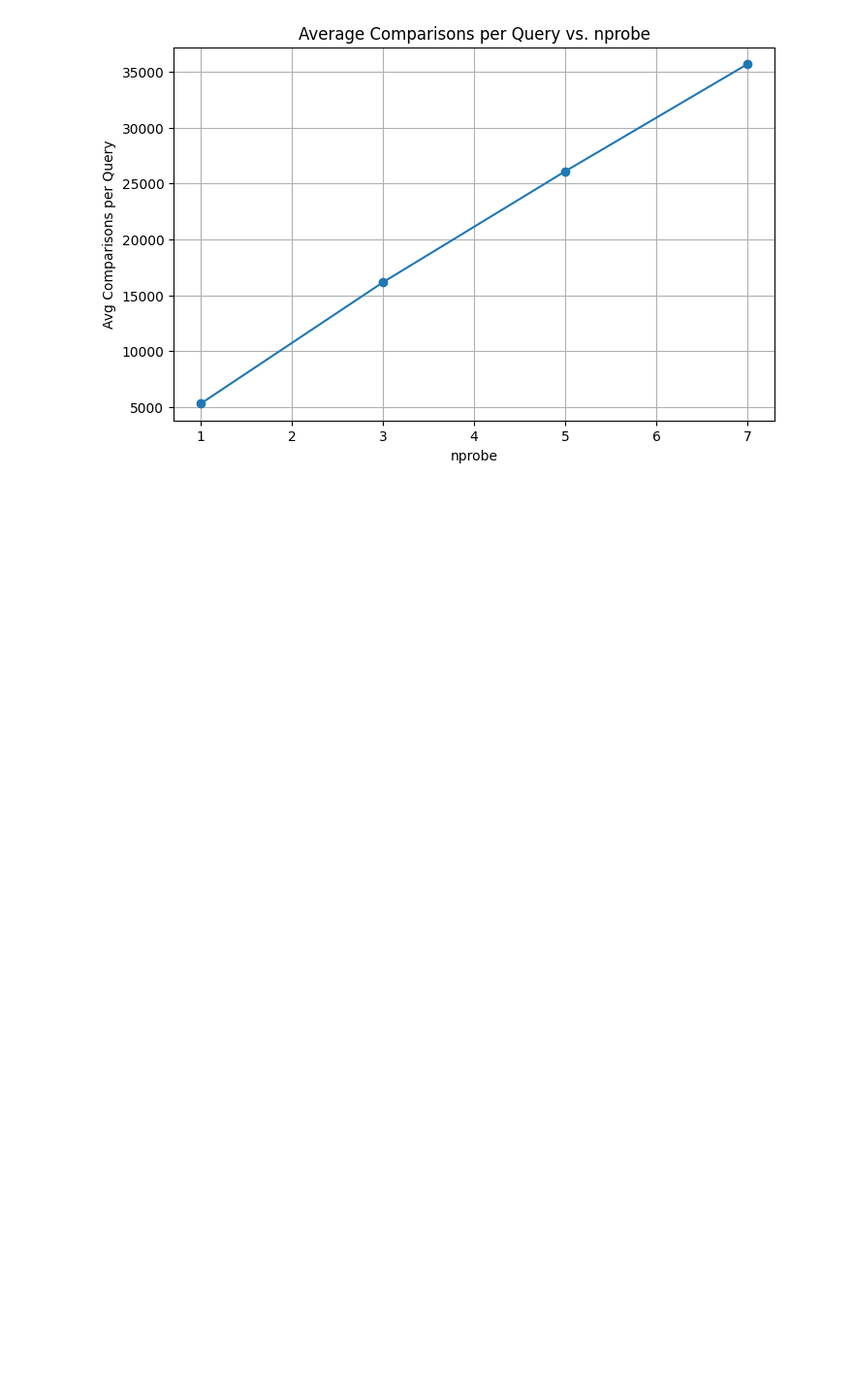
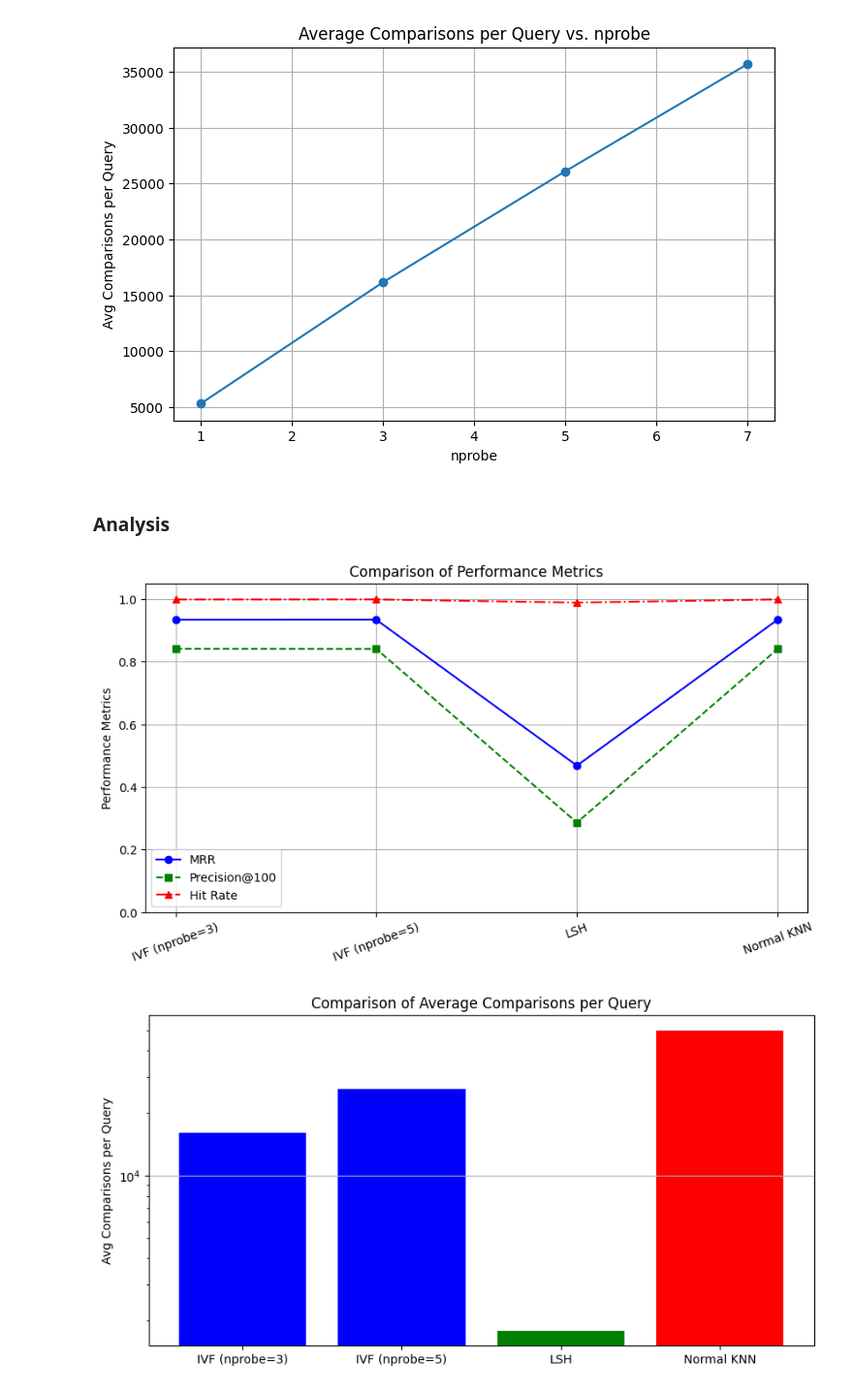
Before and after one commit to ChetaNMahipaL/SMAI-Assignment-1, a Jupyter notebook: KNN_ANN/main.ipynb, the cells around one changed output. Shown: that part at 97% size. Saved outputs shown, nothing was run; the diff lists cells and outputs as text; code cells hidden in the pictures; blank space fills up the shorter version.

```diff
--- a/KNN_ANN/main.ipynb
+++ b/KNN_ANN/main.ipynb
@@ -501,3 +561,40 @@ for nprobe in nprobe_values:
 plot_comparisons_vs_nprobe(nprobe_values, comparisons_per_query)
 # %% [output]
 [figure]
+# %% [markdown]
+### **Analysis**
+# %%
+# Data
+methods = ["IVF (nprobe=3)", "IVF (nprobe=5)", "LSH", "Normal KNN"]
+MRR = [0.9344, 0.9347, 0.4685, 0.9348]
+Precision = [0.8417, 0.8412, 0.2866, 0.8411]
+Hit_Rate = [0.9993, 0.9995, 0.9894, 0.9996]
+Avg_Comparisons = [16174.08, 26092.34, 1795, 50000]
+
+x = np.arange(len(methods))
+
+# Plot Performance Metrics
+fig, ax1 = plt.subplots(figsize=(10, 5))
+ax1.plot(x, MRR, marker='o', label="MRR", color='b', linestyle='-')
+ax1.plot(x, Precision, marker='s', label="Precision@100", color='g', linestyle='--')
+ax1.plot(x, Hit_Rate, marker='^', label="Hit Rate", color='r', linestyle='-.')
+ax1.set_xticks(x)
+ax1.set_xticklabels(methods, rotation=20)
+ax1.set_ylim(0, 1.05)
+ax1.set_ylabel("Performance Metrics")
+ax1.set_title("Comparison of Performance Metrics")
+ax1.legend()
+ax1.grid()
+
+# Plot Average Comparisons per Query
+fig, ax2 = plt.subplots(figsize=(10, 5))
+ax2.bar(methods, Avg_Comparisons, color=['blue', 'blue', 'green', 'red'])
+ax2.set_ylabel("Avg Comparisons per Query")
+ax2.set_title("Comparison of Average Comparisons per Query")
+ax2.set_yscale("log")  # Log scale to handle large differences
+ax2.grid(axis='y')
+
+plt.show()
+# %% [output]
+[figure, added]
+[figure, added]
```
Also changed, not shown: parts of 15 cells of this notebook.
